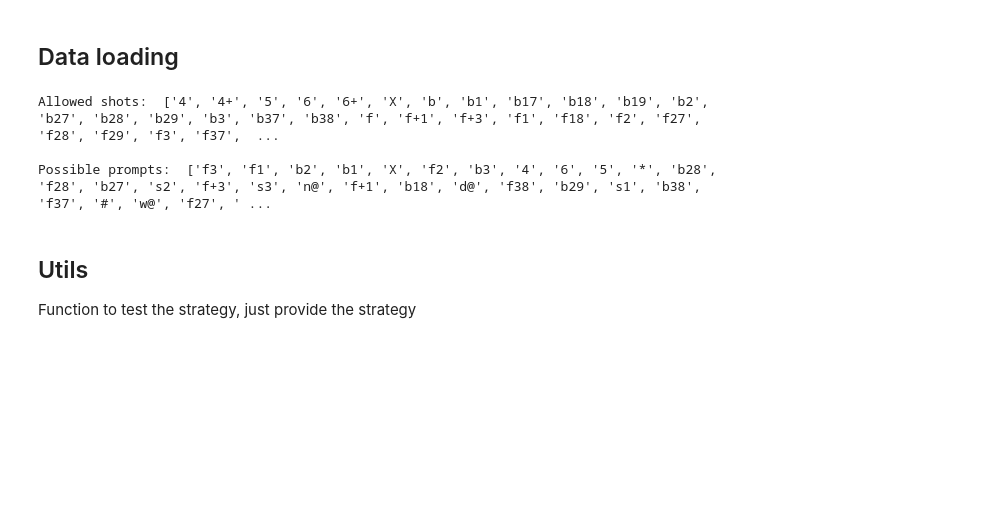
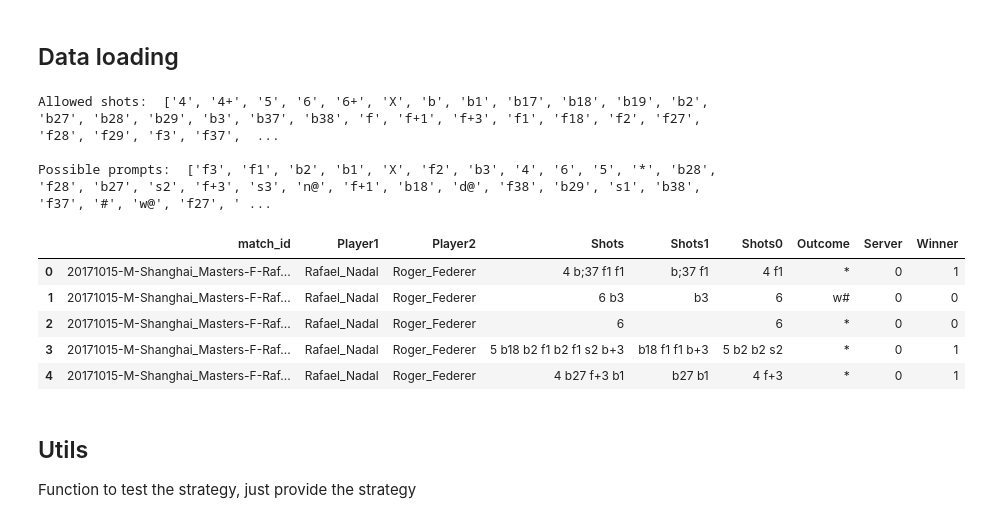
Before and after one commit to lordzsolt/AMLD-Tennis, a Jupyter notebook: Catherine/Team_Novak.ipynb, the cells around one changed output. Cells and saved outputs as stored; diff of their text form; code cells hidden in the pictures; blank space fills up the shorter version.

```diff
--- a/Catherine/Team_Novak.ipynb
+++ b/Catherine/Team_Novak.ipynb
@@ -16,18 +17,25 @@ from aux_functions import *
 # %%
 # Historical data
 
 df = pd.read_pickle('../data/dataframe.p')
 
 # Prompts and shots
 all_shots = pickle.load(open("../data/allowed_shots.p", "rb"))
 poss_prompts = pickle.load(open("../data/possible_prompts.p" , "rb"))
 
 print('Allowed shots: ', all_shots, '\n')
 print('Possible prompts: ', poss_prompts)
+df.head()
 # %% [output]
 Allowed shots:  ['4', '4+', '5', '6', '6+', 'X', 'b', 'b1', 'b17', 'b18', 'b19', 'b2', 'b27', 'b28', 'b29', 'b3', 'b37', 'b38', 'f', 'f+1', 'f+3', 'f1', 'f18', 'f2', 'f27', 'f28', 'f29', 'f3', 'f37',  ...
 
 Possible prompts:  ['f3', 'f1', 'b2', 'b1', 'X', 'f2', 'b3', '4', '6', '5', '*', 'b28', 'f28', 'b27', 's2', 'f+3', 's3', 'n@', 'f+1', 'b18', 'd@', 'f38', 'b29', 's1', 'b38', 'f37', '#', 'w@', 'f27', ' ...
+|  | match_id | Player1 | Player2 | Shots | Shots1 | Shots0 | Outcome | Server | Winner |
+| 0 | 20171015-M-Shanghai_Masters-F-Raf... | Rafael_Nadal | Roger_Federer | 4 b;37 f1 f1 | b;37 f1 | 4 f1 | * | 0 | 1 |
+| 1 | 20171015-M-Shanghai_Masters-F-Raf... | Rafael_Nadal | Roger_Federer | 6 b3 | b3 | 6 | w# | 0 | 0 |
+| 2 | 20171015-M-Shanghai_Masters-F-Raf... | Rafael_Nadal | Roger_Federer | 6 |  | 6 | * | 0 | 0 |
+| 3 | 20171015-M-Shanghai_Masters-F-Raf... | Rafael_Nadal | Roger_Federer | 5 b18 b2 f1 b2 f1 s2 b+3 | b18 f1 f1 b+3 | 5 b2 b2 s2 | * | 0 | 1 |
+| 4 | 20171015-M-Shanghai_Masters-F-Raf... | Rafael_Nadal | Roger_Federer | 4 b27 f+3 b1 | b27 b1 | 4 f+3 | * | 0 | 1 |
 # %% [markdown]
 ## Utils
 Function to test the strategy, just provide the strategy
```
Also changed, not shown: parts of 10 cells of this notebook.
